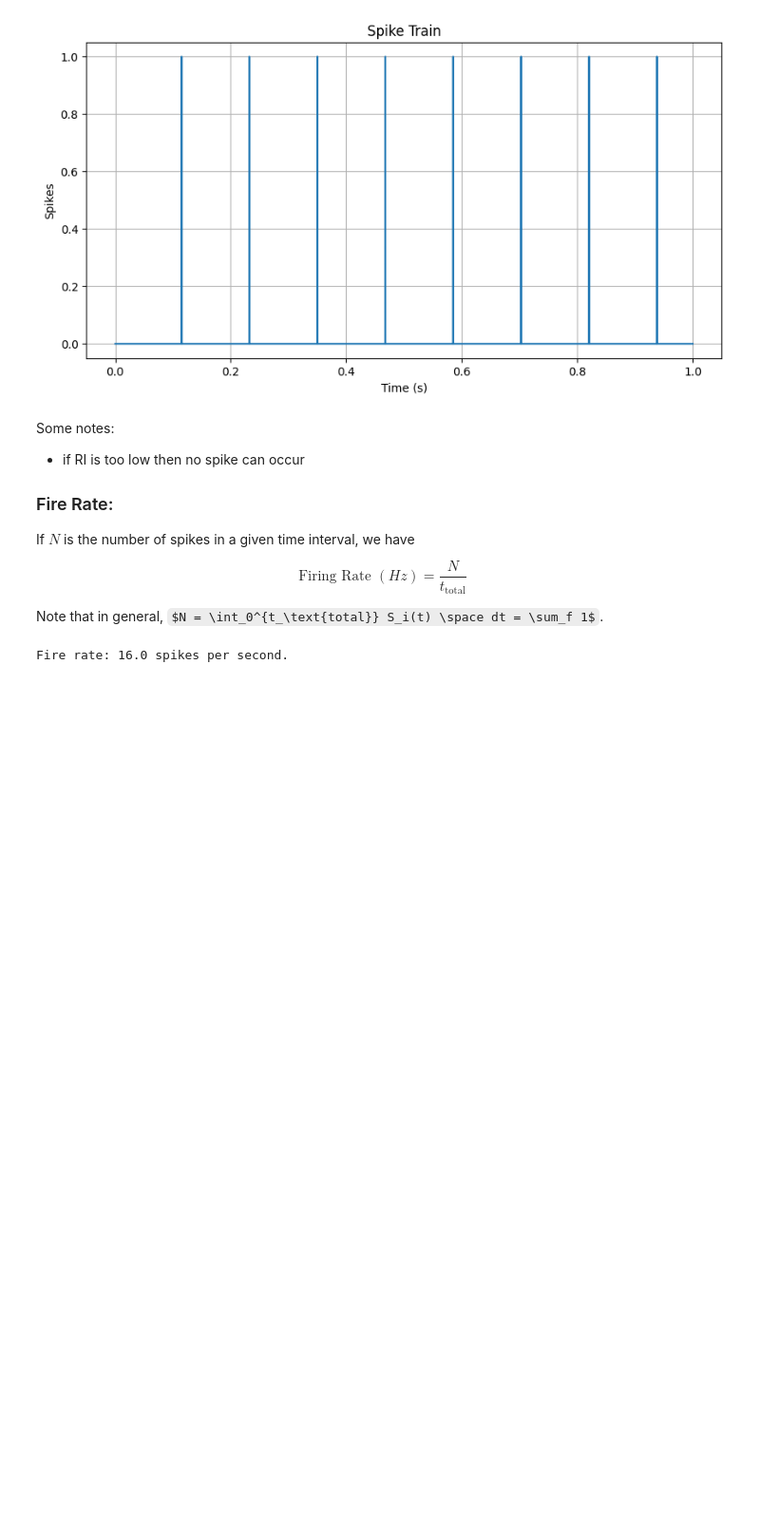
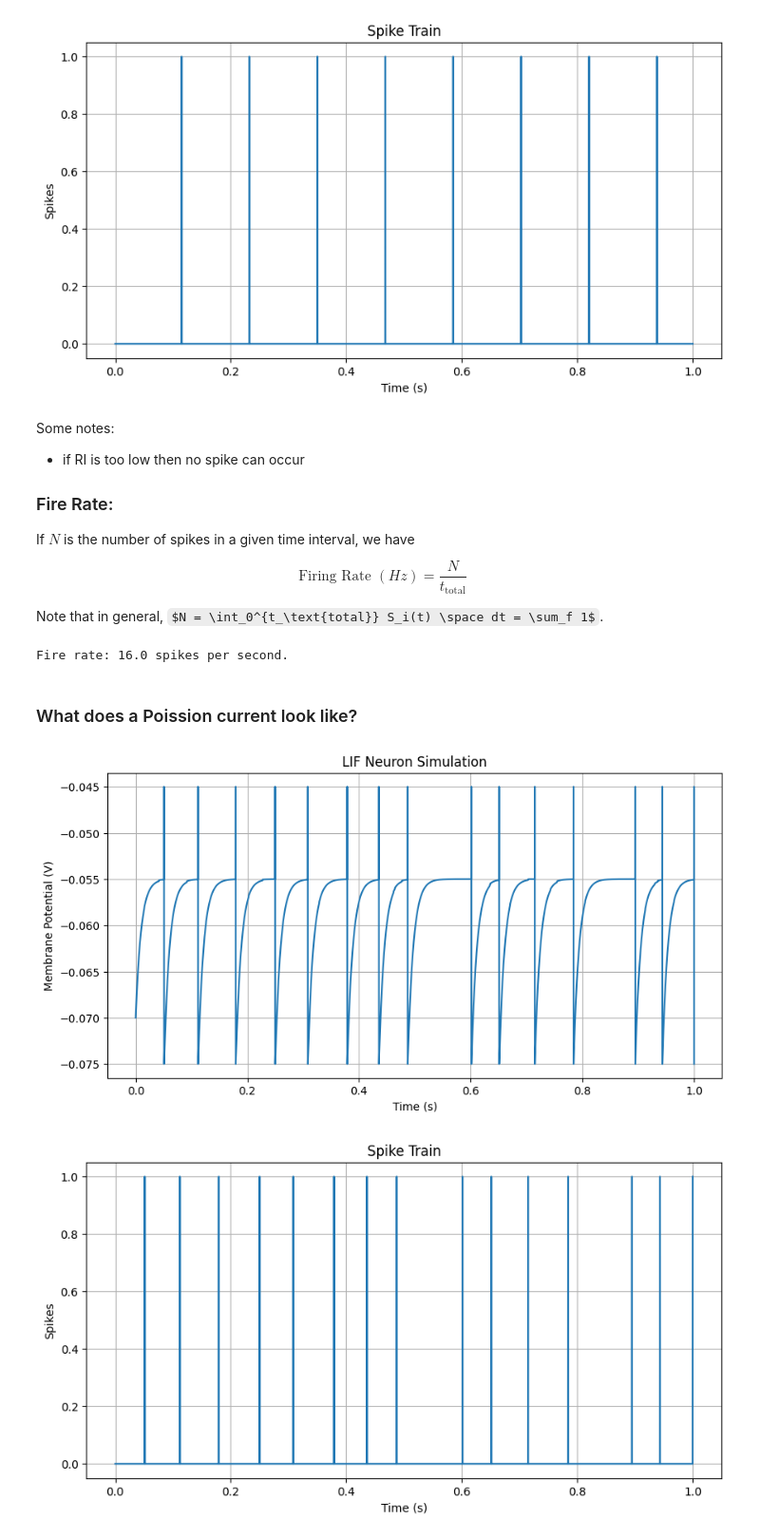
Before and after one commit to andrew-belz/CS111-Final-Project, a Jupyter notebook: learning_and_practice/LIF.ipynb, the cells around one changed output. Shown at 95% size. Drawn from its saved outputs; the diff is of its cells as text; code cells hidden in the pictures; some formulas as TeX source; blank space fills up the shorter version.

Commit message:
Introduced random current noise into single-neuron LIF model and smoothed spike firing times with Gaussian-smoothing KDE.

```diff
--- a/learning_and_practice/LIF.ipynb
+++ b/learning_and_practice/LIF.ipynb
@@ -138,3 +138,74 @@ fire_rate = spike_counts / T_TOTAL
 print(f'Fire rate: {fire_rate} spikes per second.')
 # %% [output]
 Fire rate: 16.0 spikes per second.
+# %% [markdown]
+### What does a Poission current look like?
+# %%
+import numpy as np
+from matplotlib import pyplot as plt
+
+TAU = 0.010
+V_REST = -0.07
+R = 10
+THRESHOLD = -0.055
+V_RESET = -0.075
+V_SPIKE = THRESHOLD + 0.01
+
+T_TOTAL = 1
+DELTA = 0.0001
+time_steps = int(T_TOTAL / DELTA)
+
+# initialize time and potential vectors
+t = np.linspace(0, T_TOTAL, time_steps)
+V = np.zeros(time_steps)
+V[0] = V_REST
+
+# we want to count the spikes and their time stamps for building S_i
+spike_counts = 0
+spike_times = np.zeros(time_steps)
+
+# use constant value plus poisson spike
+rate_HZ = 50 # rate of background noise - x incoming spikes in voltage per second
+weight = 0.01 # size of spike - 10 mV per spike
+
+poisson_additive = np.random.default_rng().poisson(lam=rate_HZ*DELTA, size=time_steps)* weight
+RI_input = 1.0000001 * (THRESHOLD - V_REST) + poisson_additive
+
+for i in range(time_steps - 1):
+
+    dV = (-(V[i] - V_REST) + RI_input[i]) / TAU
+
+    # 2. Euler step
+    V[i+1] = V[i] + DELTA * dV
+
+    # 3. Check for spike
+    if V[i+1] >= THRESHOLD:
+
+        # artificial peak for visualization
+        V[i+1] = V_SPIKE
+
+        spike_counts += 1
+        spike_times[i+1] = 1
+
+    if V[i] == V_SPIKE:
+        V[i+1] = V_RESET
+
+
+plt.figure(figsize=(10, 5))
+plt.plot(t, V)
+plt.title("LIF Neuron Simulation")
+plt.xlabel("Time (s)")
+plt.ylabel("Membrane Potential (V)")
+plt.grid(True)
+plt.show()
+
+plt.figure(figsize = (10, 5))
+plt.plot(t, spike_times)
+plt.title("Spike Train")
+plt.xlabel("Time (s)")
+plt.ylabel('Spikes')
+plt.grid(True)
+plt.show()
+# %% [output]
+[figure, added]
+[figure, added]
```
Also changed, not shown: parts of 2 cells of this notebook, 1 other file.
